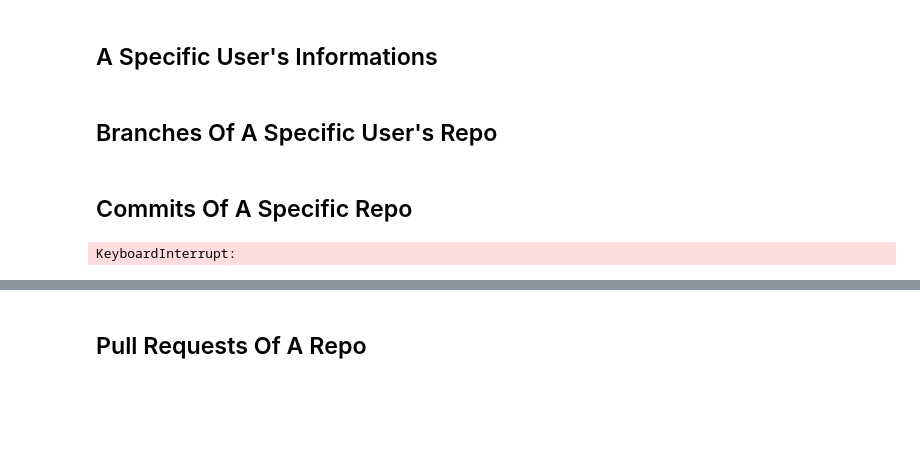
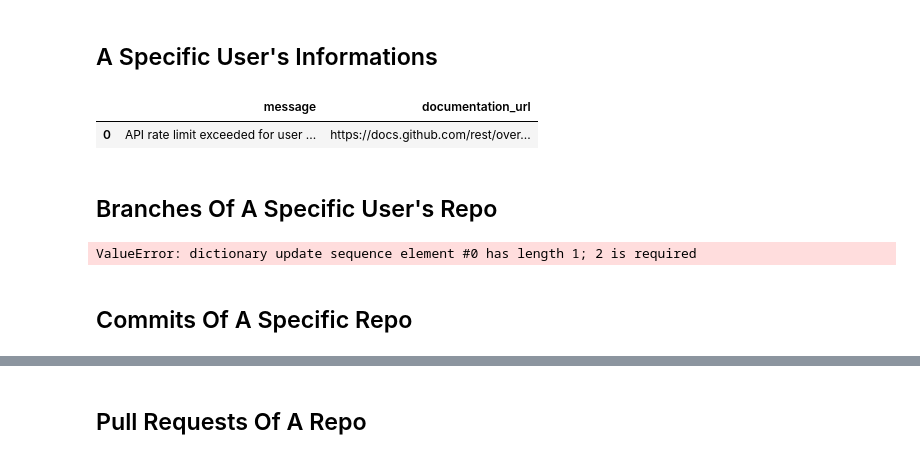
Before and after one commit to eya-abid/GitHub-Scraping-System, a Jupyter notebook: Git_Data_Extraction_and_Processing.ipynb, the cells around one changed output, grey strips where cells are left out. Cells and saved outputs as stored; diff of their text form; code cells hidden in the pictures; blank space fills up the shorter version.

```diff
--- a/Git_Data_Extraction_and_Processing.ipynb
+++ b/Git_Data_Extraction_and_Processing.ipynb
@@ -20,6 +18,6 @@ import os
 # %%
 GITHUB_USERNAME = "eya-abid"
-GITHUB_TOKEN = "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"
+GITHUB_TOKEN = "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"
 # %%
 # function that converts all object columns to strings, in order to store them efficiently into the database
 def objects_to_strings(table):
@@ -60,6 +58,9 @@ def repos_of_user(owner, api):
         i = i + 1
     return repos
 # %%
-# repos = user_repos('bkmd100', github_api)
-repos_ = json_normalize(repos_of_user('bkmd100',github_api))
-repos_.to_csv('data/repositories.csv')
+repos_ = json_normalize(user_repos('bkmd100',github_api))
+#repos_.to_csv('data/repositories.csv')
+repos_
+# %% [output]
+|  | message | documentation_url |
+| 0 | API rate limit exceeded for user ... | https://docs.github.com/rest/over... |
@@ -92,7 +83,9 @@ def branches_of_repo(repo, owner, api):
         i = i + 1
     return branches
 # %%
-branches = json_normalize(branches_of_repo('spark', 'apache', github_api))
+branches = json_normalize(branches_of_repo('apache', 'spark', github_api))
+# %% [output]
+ValueError: dictionary update sequence element #0 has length 1; 2 is required
 # %%
 branches.to_csv('data/branches.csv')
 # %% [markdown]
@@ -119,5 +112 @@ def create_commits_df(repo, owner, api):
     return json_normalize(commits_list)
-# %%
-commits = create_commits_df('spark', 'apache', github_api)
-# %% [output]
-KeyboardInterrupt:
```
Also changed, not shown: parts of 17 cells of this notebook, 5 other files.
